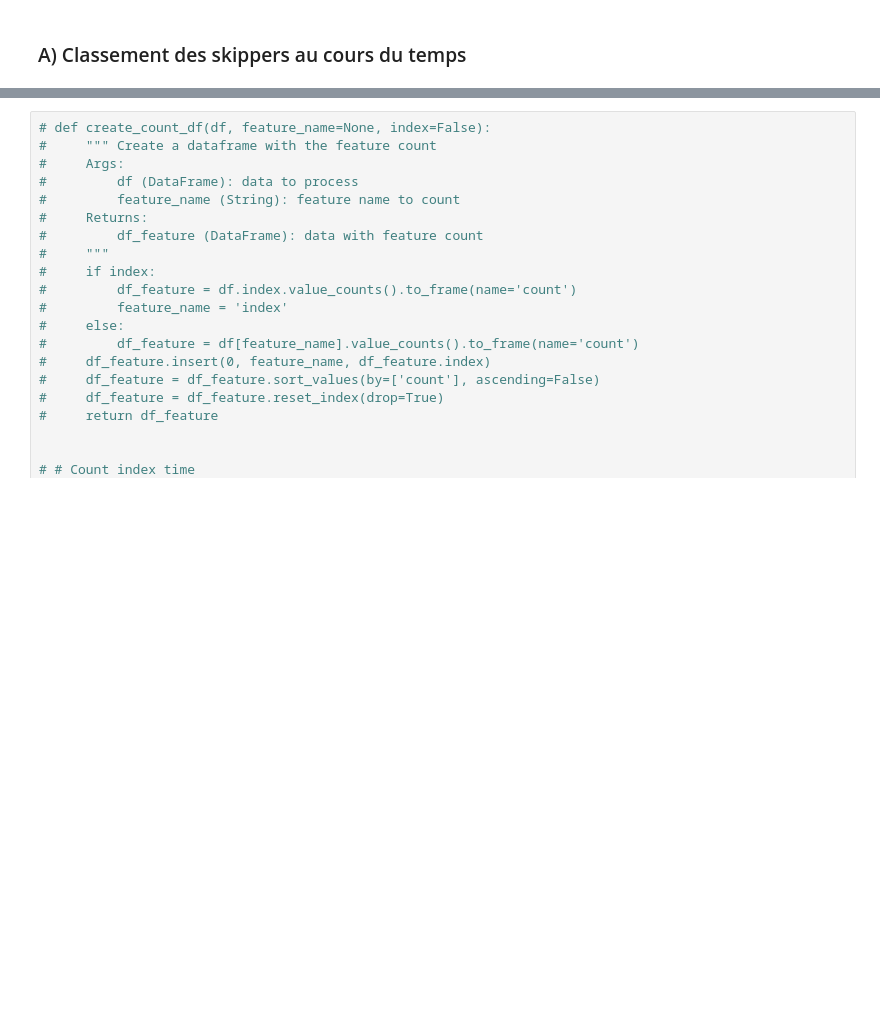
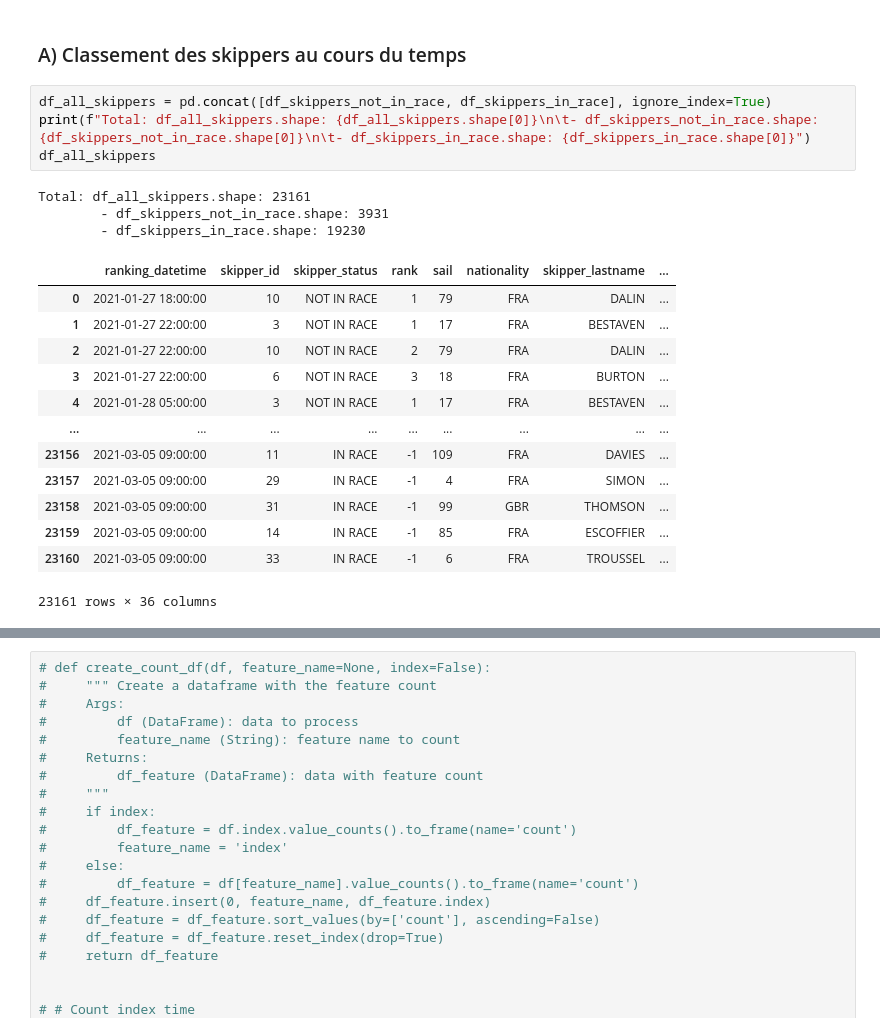
Before and after one commit to Kit-BIGDATA-Telecom-2022-2023/brejon-louis, a Jupyter notebook: projet_final/main.ipynb, the cells around one changed output, grey strips where cells are left out. Cells and saved outputs as stored; diff of their text form; blank space fills up the shorter version.

```diff
--- a/projet_final/main.ipynb
+++ b/projet_final/main.ipynb
@@ -821,5 +958,26 @@ if 'skipper_id' not in df_skippers_in_race.columns:
 # Partie 3 - Analyses et story telling
 # %% [markdown]
 ### A) Classement des skippers au cours du temps
+# %%
+df_all_skippers = pd.concat([df_skippers_not_in_race, df_skippers_in_race], ignore_index=True)
+print(f"Total: df_all_skippers.shape: {df_all_skippers.shape[0]}\n\t- df_skippers_not_in_race.shape: {df_skippers_not_in_race.shape[0]}\n\t- df_skippers_in_race.shape: {df_skippers_in_race.shape[0]}")
+df_all_skippers
+# %% [output]
+Total: df_all_skippers.shape: 23161
+        - df_skippers_not_in_race.shape: 3931
+        - df_skippers_in_race.shape: 19230
+|  | ranking_datetime | skipper_id | skipper_status | rank | sail | nationality | skipper_lastname | ... |
+| 0 | 2021-01-27 18:00:00 | 10 | NOT IN RACE | 1 | 79 | FRA | DALIN | ... |
+| 1 | 2021-01-27 22:00:00 | 3 | NOT IN RACE | 1 | 17 | FRA | BESTAVEN | ... |
+| 2 | 2021-01-27 22:00:00 | 10 | NOT IN RACE | 2 | 79 | FRA | DALIN | ... |
+| 3 | 2021-01-27 22:00:00 | 6 | NOT IN RACE | 3 | 18 | FRA | BURTON | ... |
+| 4 | 2021-01-28 05:00:00 | 3 | NOT IN RACE | 1 | 17 | FRA | BESTAVEN | ... |
+| ... | ... | ... | ... | ... | ... | ... | ... | ... |
+| 23156 | 2021-03-05 09:00:00 | 11 | IN RACE | -1 | 109 | FRA | DAVIES | ... |
+| 23157 | 2021-03-05 09:00:00 | 29 | IN RACE | -1 | 4 | FRA | SIMON | ... |
+| 23158 | 2021-03-05 09:00:00 | 31 | IN RACE | -1 | 99 | GBR | THOMSON | ... |
+| 23159 | 2021-03-05 09:00:00 | 14 | IN RACE | -1 | 85 | FRA | ESCOFFIER | ... |
+| 23160 | 2021-03-05 09:00:00 | 33 | IN RACE | -1 | 6 | FRA | TROUSSEL | ... |
+23161 rows × 36 columns
 # %%
 cols = ['skipper_id', 'ranking_datetime', 'skipper_status', 'rank', 'skipper_lastname', 'skipper_firstname']
```
Also changed, not shown: parts of 43 cells of this notebook, 1 other file.
